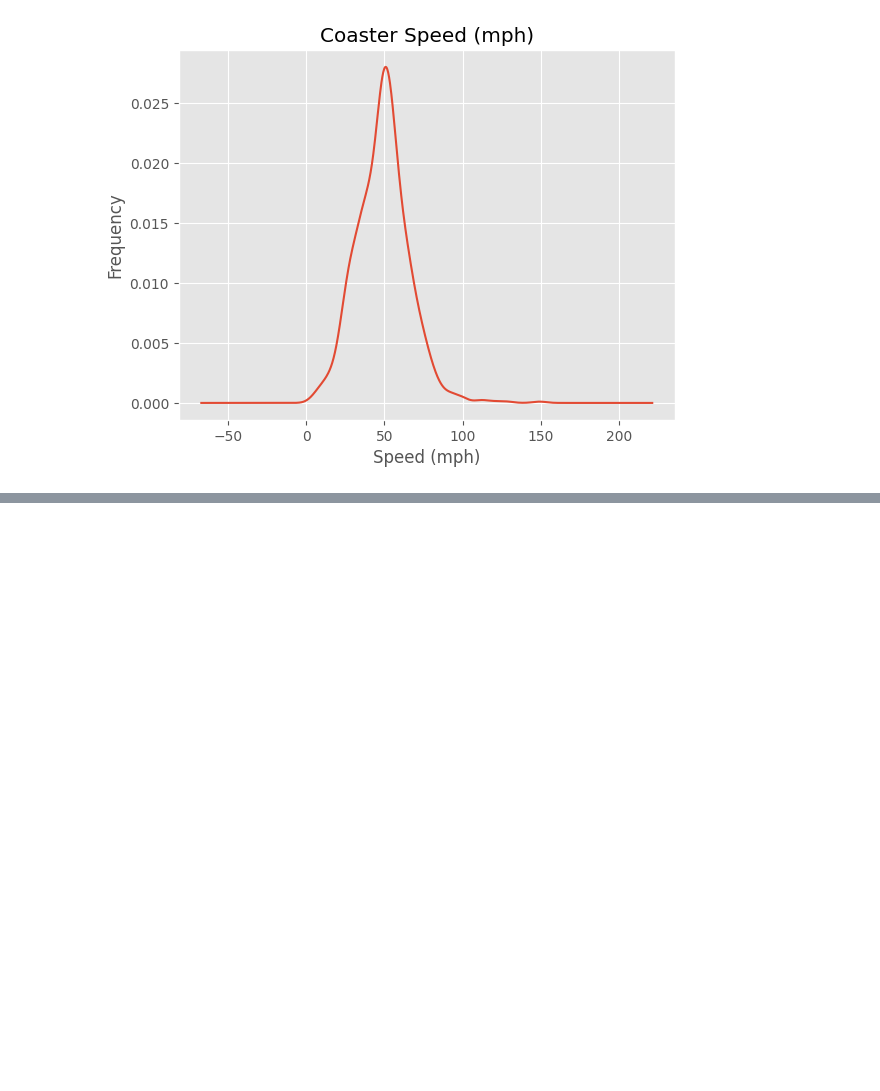
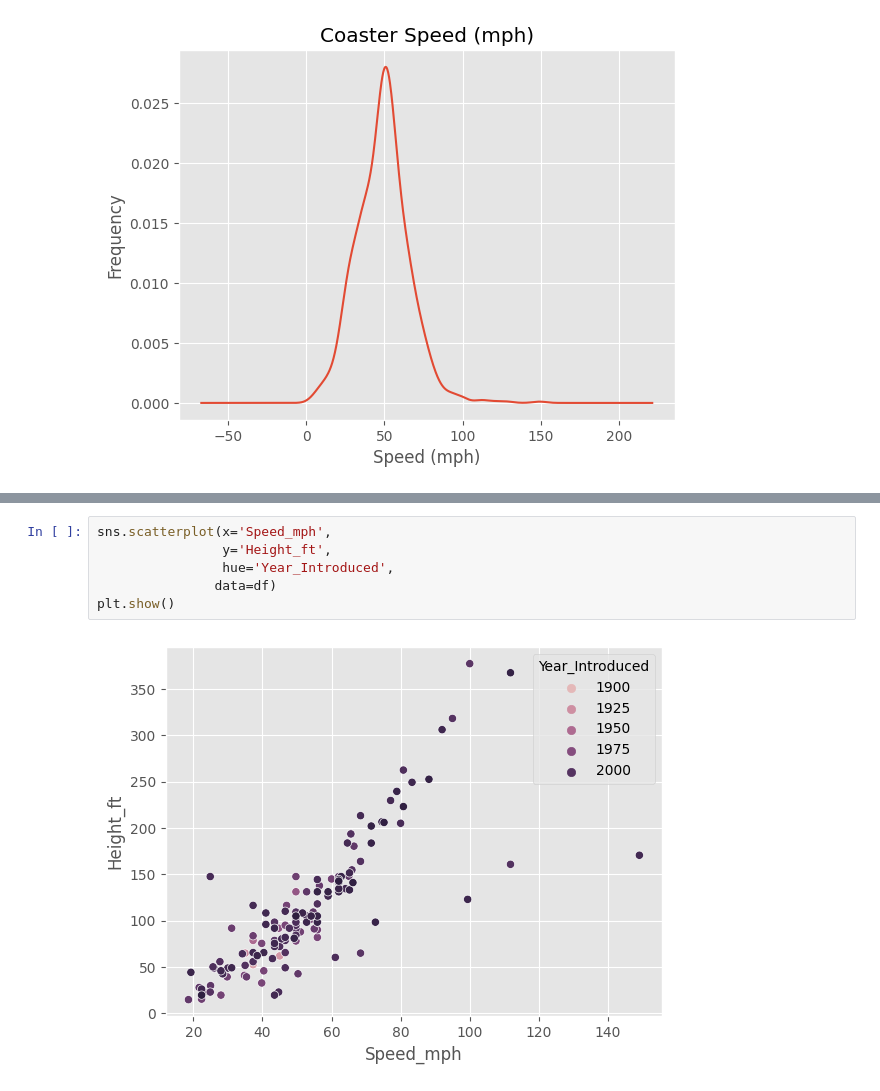
Before and after one commit to VivekAndola/Data-Analysis-Projects, a Jupyter notebook: project-1-roller-coaster-dataset.ipynb, the cells around one changed output, grey strips where cells are left out. Cells and saved outputs as stored; diff of their text form; blank space fills up the shorter version.

```diff
--- a/project-1-roller-coaster-dataset.ipynb
+++ b/project-1-roller-coaster-dataset.ipynb
@@ -217,0 +234,8 @@ Text(0, 0.5, 'Frequency')
+# %%
+sns.scatterplot(x='Speed_mph',
+                y='Height_ft',
+                hue='Year_Introduced',
+               data=df)
+plt.show()
+# %% [output]
+[figure, added]
```
Also changed, not shown: parts of 6 cells of this notebook.
